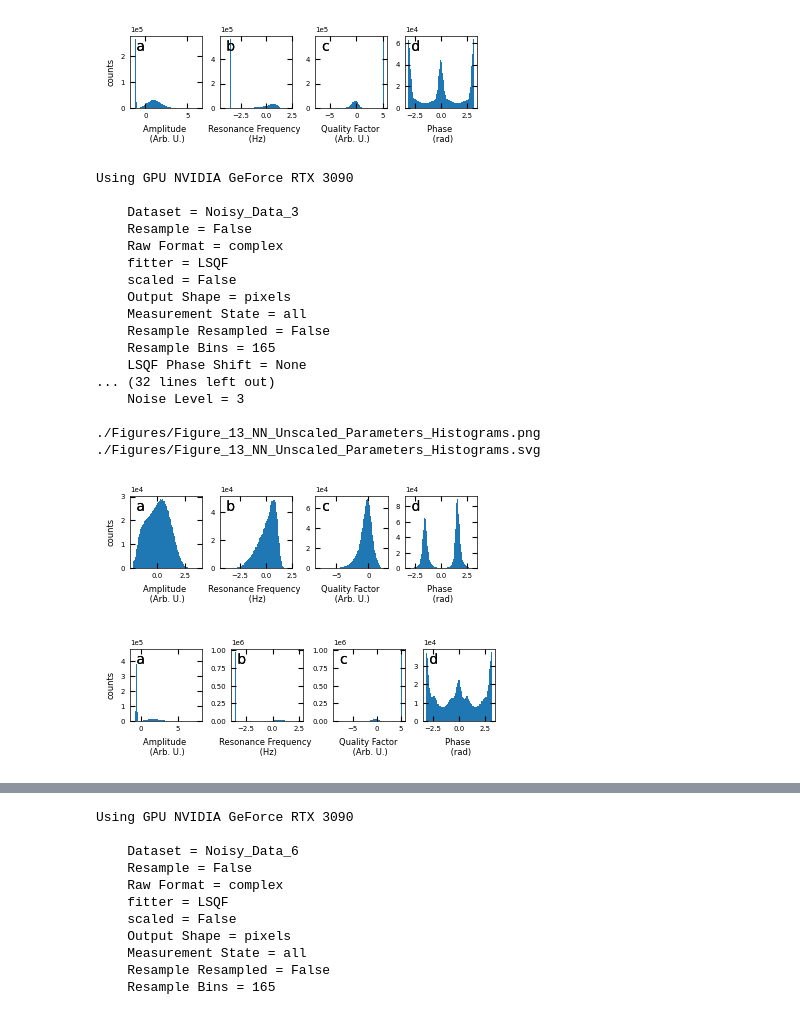
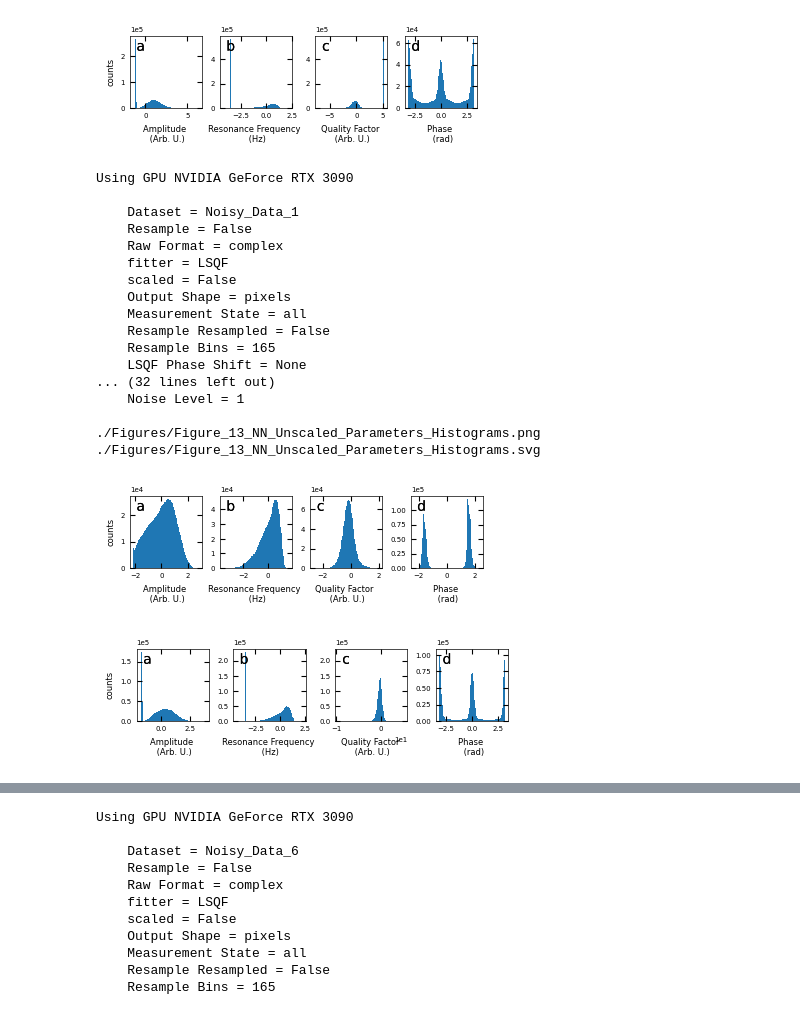
Before and after one commit to m3-learning/m3_learning, a Jupyter notebook: m3_learning/papers/2023_Rapid_Fitting/Nosiy_data_Visualization.ipynb, the cells around one changed output, grey strips where cells are left out. Saved outputs shown, nothing was run; the diff lists cells and outputs as text; code cells hidden in the pictures.

```diff
--- a/m3_learning/papers/2023_Rapid_Fitting/Nosiy_data_Visualization.ipynb
+++ b/m3_learning/papers/2023_Rapid_Fitting/Nosiy_data_Visualization.ipynb
@@ -156,24 +277,24 @@ Using GPU NVIDIA GeForce RTX 3090
 [figure]
 [figure]
 # %%
-viz_noise_hist(path, 3)
+viz_noise_hist(path, 1)
 # %% [output]
 Using GPU NVIDIA GeForce RTX 3090
 
-    Dataset = Noisy_Data_3
+    Dataset = Noisy_Data_1
     Resample = False
     Raw Format = complex
     fitter = LSQF
     scaled = False
     Output Shape = pixels
     Measurement State = all
     Resample Resampled = False
     Resample Bins = 165
     LSQF Phase Shift = None
 ... (32 lines left out)
-    Noise Level = 3
+    Noise Level = 1
 
 ./Figures/Figure_13_NN_Unscaled_Parameters_Histograms.png
 ./Figures/Figure_13_NN_Unscaled_Parameters_Histograms.svg
-[figure, old version]
+[figure, new version]
-[figure, old version]
+[figure, new version]
```
Also changed, not shown: parts of 19 cells of this notebook, 4 other files.
